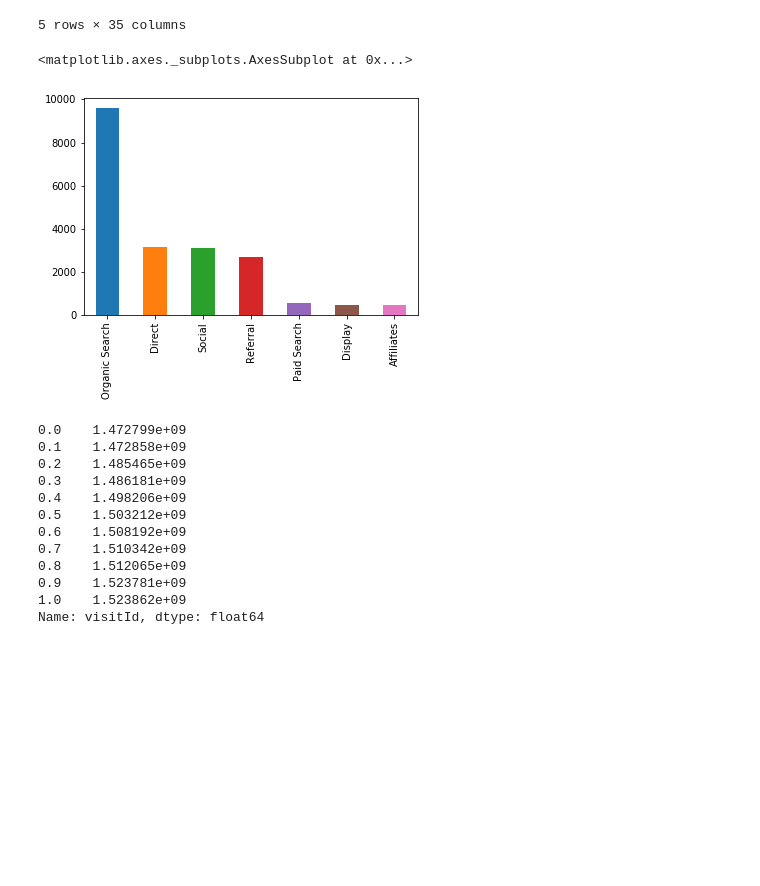
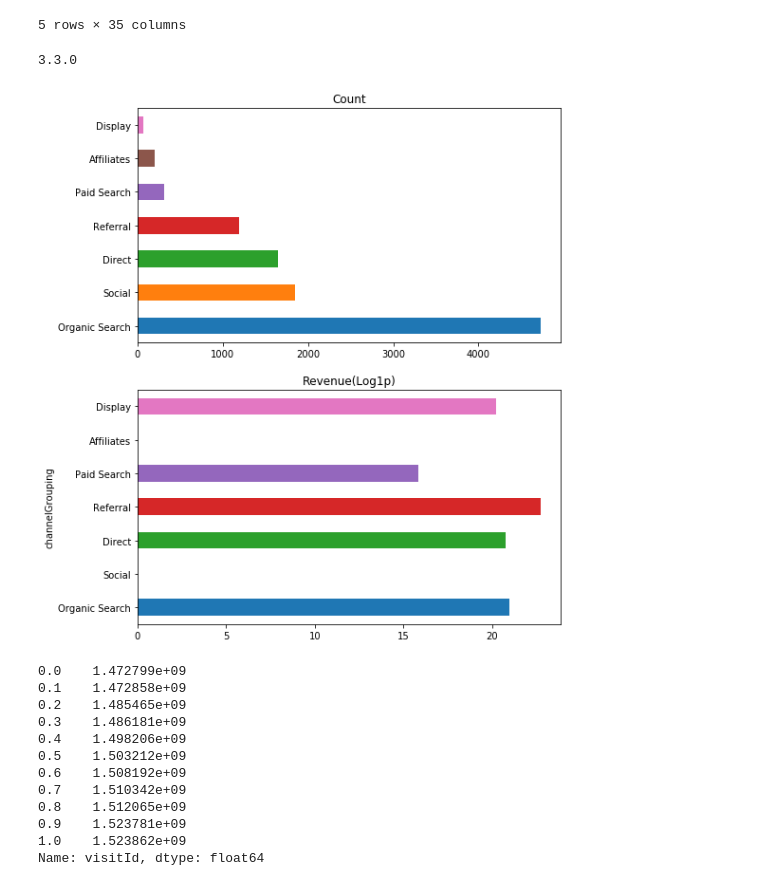
Before and after one commit to youess/ga, a Jupyter notebook: src/feature_en.ipynb, the cells around one changed output. Saved outputs shown, nothing was run; the diff lists cells and outputs as text; code cells hidden in the pictures; blank space fills up the shorter version.

```diff
--- a/src/feature_en.ipynb
+++ b/src/feature_en.ipynb
@@ -160,11 +166,42 @@ df.head()
 | 3 | Direct | 0005096736076850458 | 1472841336 | 1.0 | 2016-09-02 18:35:36 | Chrome | ... |
 | 4 | Direct | 0005096736076850458 | 1472843606 | 2.0 | 2016-09-02 19:13:26 | Chrome | ... |
 5 rows × 35 columns
-# %%
-df['channelGrouping'].fillna('NAN').value_counts().plot(kind='bar')
-# %% [output]
-<matplotlib.axes._subplots.AxesSubplot at 0x...>
-[figure, removed]
+# %%
+import plotly
+import plotly.offline as py
+import plotly.graph_objs as go
+
+print(plotly.__version__)
+
+py.init_notebook_mode(connected=True)
+# %% [output]
+3.3.0
+# %%
+def plot_bar(df, col, fig_size=(8, 10), fig_type='barh'):
+    plt.figure(figsize=fig_size)
+    fd1 = df[col].value_counts()
+    plt.subplot(2, 1, 1)
+    fd1.plot(kind=fig_type, title='Count')
+    plt.subplot(2, 1, 2)
+    fd2 = df.groupby(col)[y_name].sum().apply(np.log1p)
+    fd2 = fd2[fd1.index.tolist()]
+    fd2.plot(kind=fig_type, title='Revenue(Log1p)')
+# %%
+#df['channelGrouping'].fillna('NAN').value_counts().plot(kind='bar')
+df['channelGrouping'] = df['channelGrouping'].fillna('NAN')
+#fd1 = df['channelGrouping'].value_counts()
+#trace0 = go.Bar(x = fig_data.index.tolist(), y = fig_data.tolist())
+#data = [trace0]
+#py.iplot(data)
+#plt.subplot(1, 2, 1)
+#fd1.plot(kind='bar')
+#plt.subplot(1, 2, 2)
+#fd2 = df.groupby('channelGrouping')[y_name].sum().apply(np.log1p)
+#fd2 = fd2[fd1.index.tolist()]
+#fd2.plot(kind='bar')
+plot_bar(df, 'channelGrouping')
+# %% [output]
+[figure, added]
 # %%
 import math
 df['visitId'].quantile(np.arange(0, 1.01, 0.1))
```
Also changed, not shown: parts of 24 cells of this notebook.
